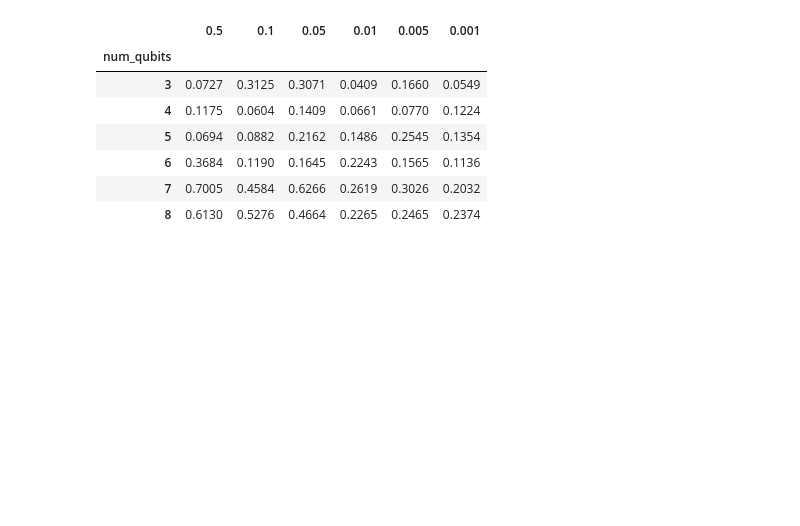
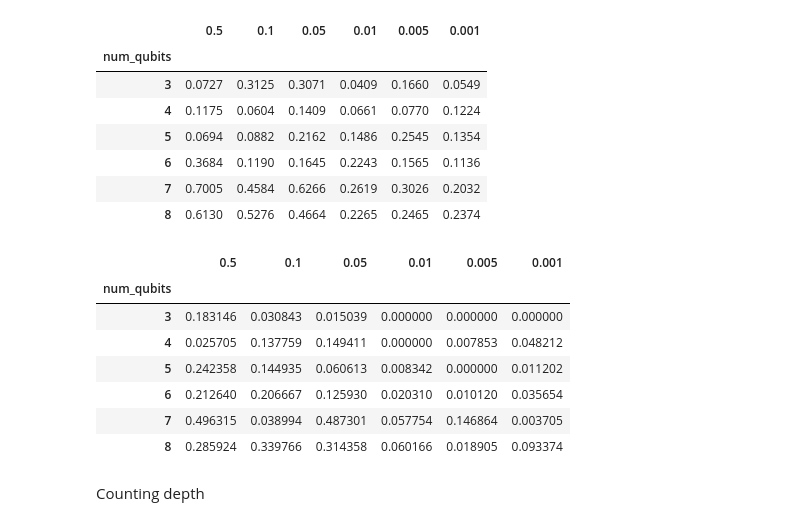
Before and after one commit to IsmaelCesar/sanches-modified, a Jupyter notebook: executing_simulations.ipynb, the cells around one changed output. Drawn from its saved outputs; the diff is of its cells as text; code cells hidden in the pictures; blank space fills up the shorter version.

```diff
--- a/executing_simulations.ipynb
+++ b/executing_simulations.ipynb
@@ -83,7 +83,8 @@ for num_qubits, eps in product(qubit_range, eps_values):
     write_opcounts(em_original, em_modified, file=f"results/op_counts/counts_{num_qubits}qb_{eps}eps.txt")
 
     # saving circuits
-    save_circuit(em_original._ansatz, file=f"results/circuits/curcuit_{num_qubits}qb_{eps}eps.pkl")
+    save_circuit(em_original._ansatz, file=f"results/circuits/original_curcuit_{num_qubits}qb_{eps}eps.pkl")
+    save_circuit(em_modified._ansatz, file=f"results/circuits/modified_curcuit_{num_qubits}qb_{eps}eps.pkl")
 # %% [output]
 ----------------------------------------------------------------------------------------------------
                  Experiments for 3 qubits and 0.5 error
@@ -162,3 +163,16 @@ df_modified
 | 6 | 0.3684 | 0.1190 | 0.1645 | 0.2243 | 0.1565 | 0.1136 |
 | 7 | 0.7005 | 0.4584 | 0.6266 | 0.2619 | 0.3026 | 0.2032 |
 | 8 | 0.6130 | 0.5276 | 0.4664 | 0.2265 | 0.2465 | 0.2374 |
+# %%
+abs(df_original -df_modified)/(df_original + df_modified)
+# %% [output]
+|  | 0.5 | 0.1 | 0.05 | 0.01 | 0.005 | 0.001 |
+| num_qubits |  |  |  |  |  |  |
+| 3 | 0.183146 | 0.030843 | 0.015039 | 0.000000 | 0.000000 | 0.000000 |
+| 4 | 0.025705 | 0.137759 | 0.149411 | 0.000000 | 0.007853 | 0.048212 |
+| 5 | 0.242358 | 0.144935 | 0.060613 | 0.008342 | 0.000000 | 0.011202 |
+| 6 | 0.212640 | 0.206667 | 0.125930 | 0.020310 | 0.010120 | 0.035654 |
+| 7 | 0.496315 | 0.038994 | 0.487301 | 0.057754 | 0.146864 | 0.003705 |
+| 8 | 0.285924 | 0.339766 | 0.314358 | 0.060166 | 0.018905 | 0.093374 |
+# %% [markdown]
+Counting depth
```
Also changed, not shown: parts of 3 cells of this notebook.
